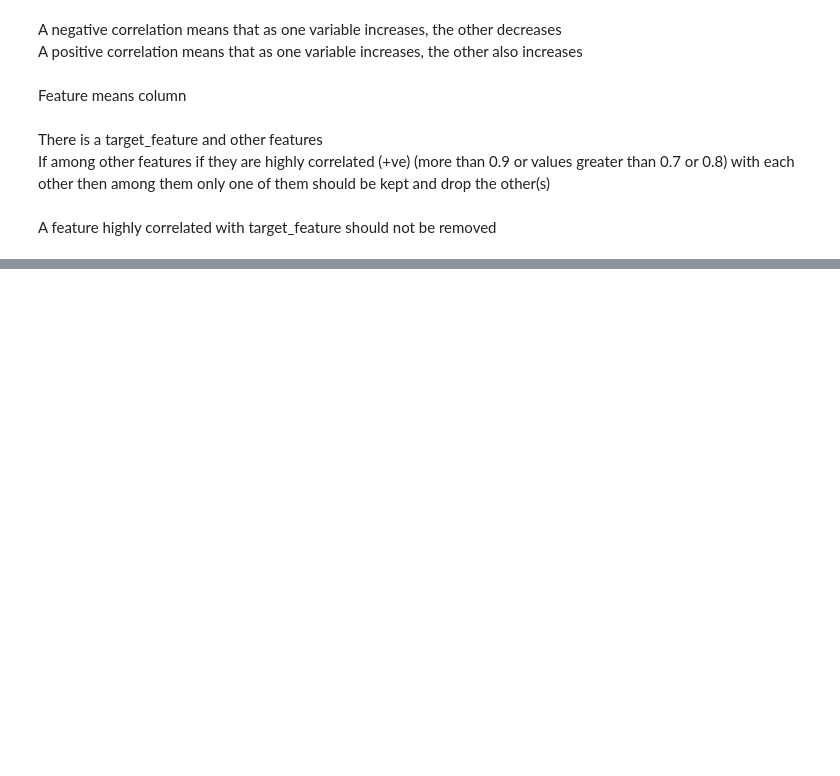
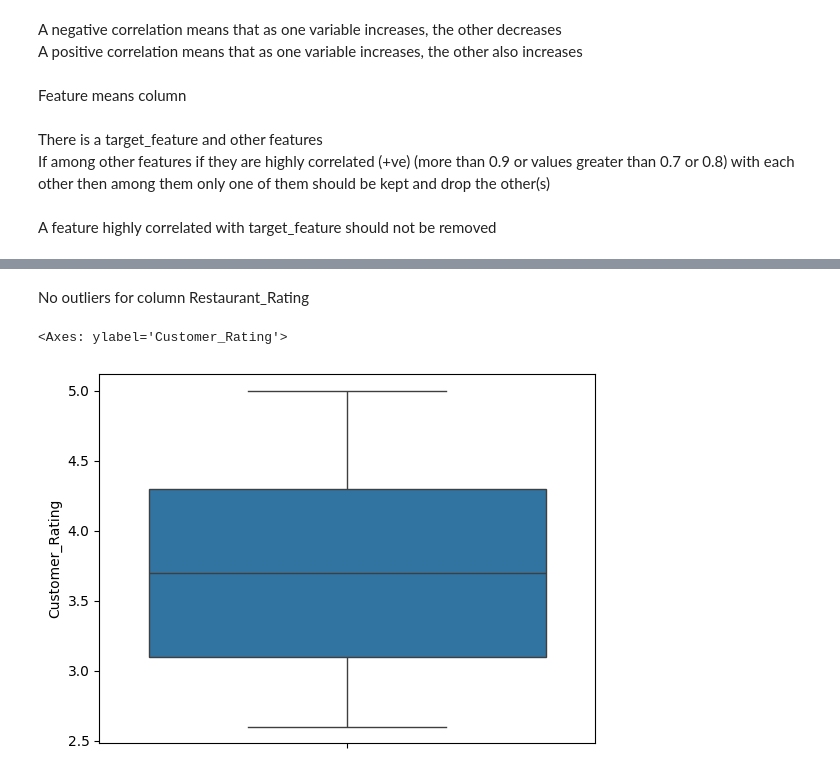
Before and after one commit to princypandya/Food-Delivery-Time-Prediction, a Jupyter notebook: Assignment1.ipynb, the cells around one changed output, grey strips where cells are left out. Drawn from its saved outputs; the diff is of its cells as text; code cells hidden in the pictures; blank space fills up the shorter version.

```diff
--- a/Assignment1.ipynb
+++ b/Assignment1.ipynb
@@ -366,0 +411,7 @@ A feature highly correlated with target_feature should not be removed
+# %% [markdown]
+No outliers for column Restaurant_Rating
+# %%
+sns.boxplot(d['Customer_Rating'])
+# %% [output]
+<Axes: ylabel='Customer_Rating'>
+[figure, added]
```
Also changed, not shown: parts of 20 cells of this notebook.
